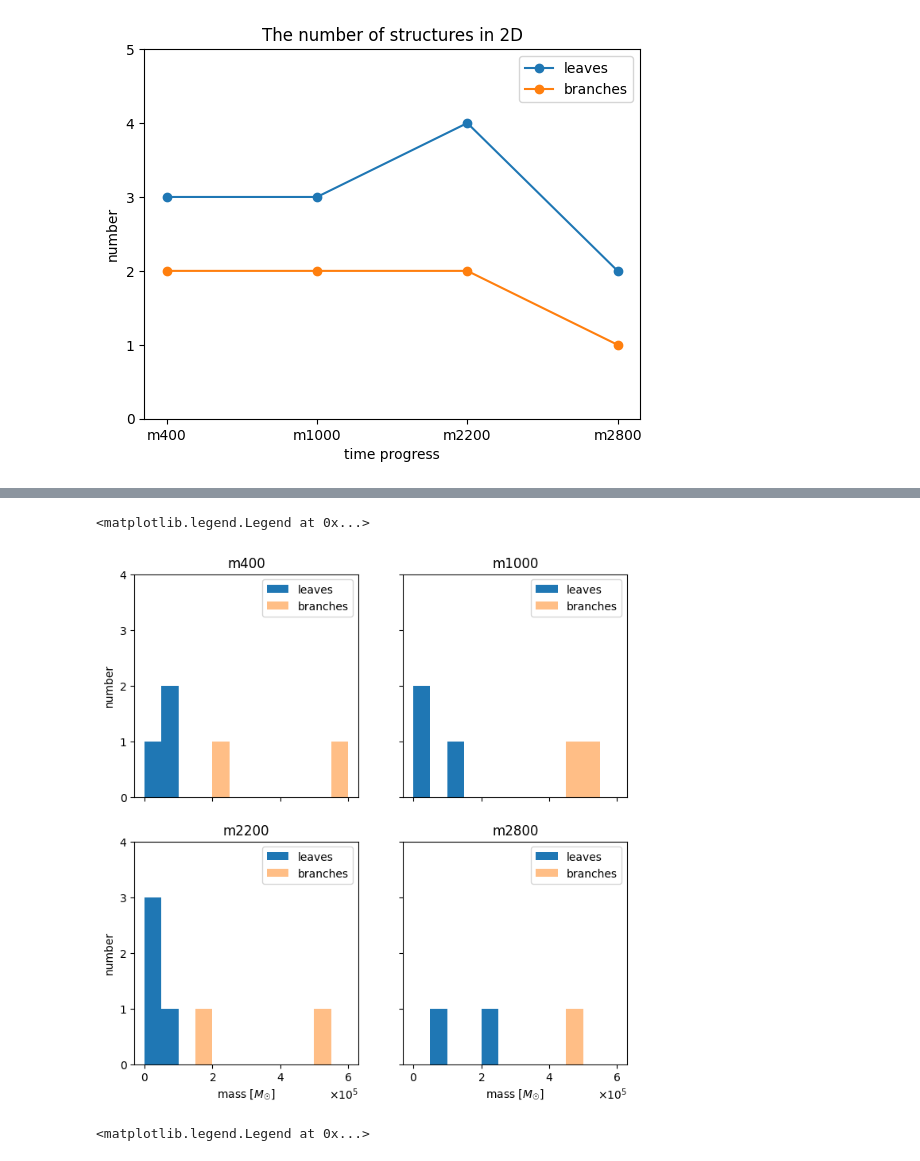
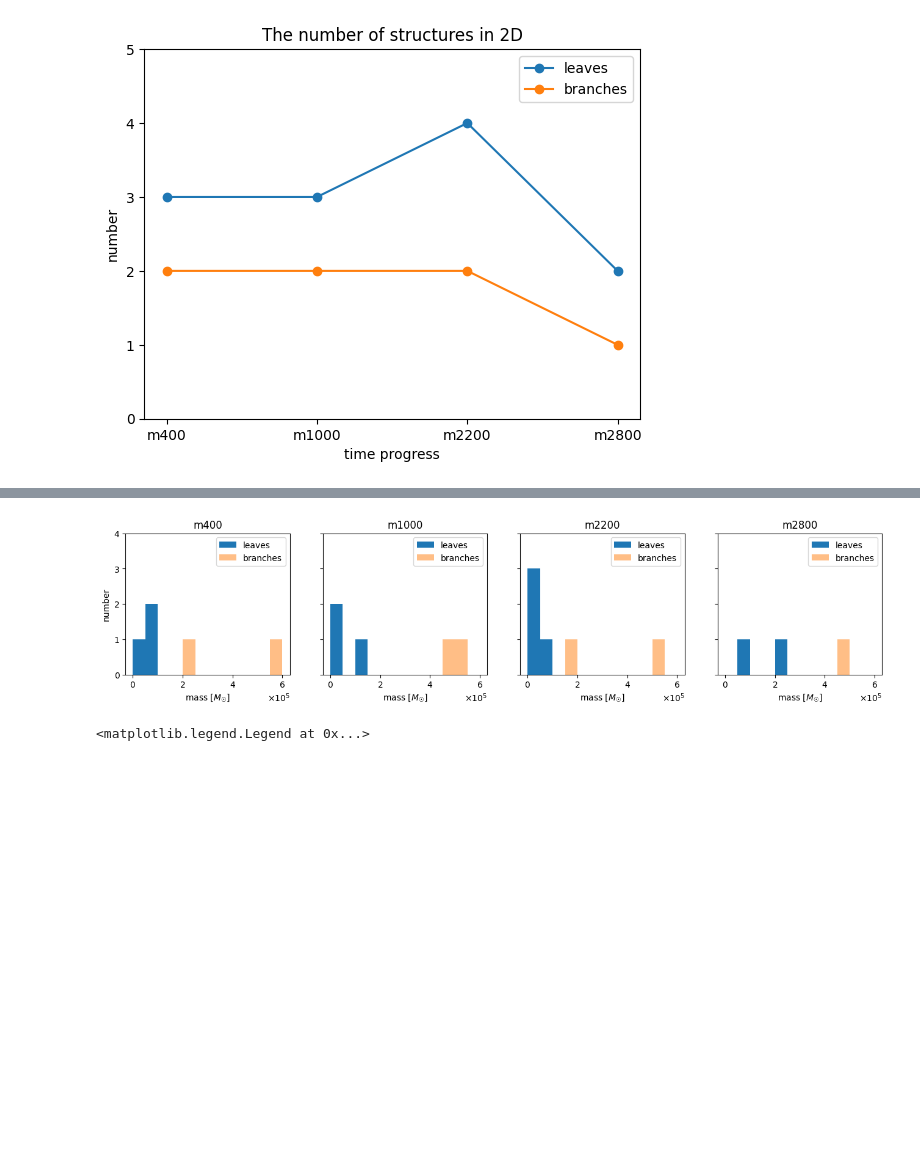
Before and after one commit to kotora260/StarGen, a Jupyter notebook: discuss_2D.ipynb, the cells around one changed output, grey strips where cells are left out. Drawn from its saved outputs; the diff is of its cells as text; code cells hidden in the pictures; blank space fills up the shorter version.

```diff
--- a/discuss_2D.ipynb
+++ b/discuss_2D.ipynb
@@ -69,57 +69,57 @@ axes[1, 1].legend()
 # %%
 # make histgram of the mass of all structures in 2D
 
 leaf_mass_400 = [73370.27119315762, 59195.409926085435, 34242.34182361973]
 leaf_mass_1000 = [25696.755629660933, 116010.15909068486, 30320.89549057875]
 leaf_mass_2200 = [17681.274058123312, 31640.5122211156, 83040.93054706795, 35963.24932525283]
 leaf_mass_2800 = [52118.290098283826, 226889.68263337266]
 
 branch_mass_400 = [575791.3856187873, 202409.55575027614]
 branch_mass_1000 = [493971.11368961167, 540569.8987091397]
 branch_mass_2200 = [502886.8817423286, 197254.124984529]
 branch_mass_2800 = [473164.76796248835]
 
 bins = 12
 range = (0, 600000)
 
-fig, axes = plt.subplots(nrows=2, ncols=2, figsize=(8, 8), sharex=True, sharey=True)
-axes[0, 0].hist(leaf_mass_400, bins=bins, range=range, label='leaves')
-axes[0, 0].hist(branch_mass_400, bins=bins, range=range, alpha=0.5, label='branches')
-axes[0, 1].hist(leaf_mass_1000, bins=bins, range=range, label='leaves')
-axes[0, 1].hist(branch_mass_1000, bins=bins, range=range, alpha=0.5, label='branches')
-axes[1, 0].hist(leaf_mass_2200, bins=bins, range=range, label='leaves')
-axes[1, 0].hist(branch_mass_2200, bins=bins, range=range, alpha=0.5, label='branches')
-axes[1, 1].hist(leaf_mass_2800, bins=bins, range=range, label='leaves')
-axes[1, 1].hist(branch_mass_2800, bins=bins, range=range, alpha=0.5, label='branches')
+fig, axes = plt.subplots(nrows=1, ncols=4, figsize=(16, 3), sharex=True, sharey=True)
+axes[0].hist(leaf_mass_400, bins=bins, range=range, label='leaves')
+axes[0].hist(branch_mass_400, bins=bins, range=range, alpha=0.5, label='branches')
+axes[1].hist(leaf_mass_1000, bins=bins, range=range, label='leaves')
+axes[1].hist(branch_mass_1000, bins=bins, range=range, alpha=0.5, label='branches')
+axes[2].hist(leaf_mass_2200, bins=bins, range=range, label='leaves')
+axes[2].hist(branch_mass_2200, bins=bins, range=range, alpha=0.5, label='branches')
+axes[3].hist(leaf_mass_2800, bins=bins, range=range, label='leaves')
+axes[3].hist(branch_mass_2800, bins=bins, range=range, alpha=0.5, label='branches')
 
-axes[0, 0].xaxis.set_major_formatter(ptick.ScalarFormatter(useMathText=True))
-axes[0, 0].ticklabel_format(style="sci", axis="x", scilimits=(5,5))
-axes[0, 1].xaxis.set_major_formatter(ptick.ScalarFormatter(useMathText=True))
-axes[0, 1].ticklabel_format(style="sci", axis="x", scilimits=(5,5))
-axes[1, 0].xaxis.set_major_formatter(ptick.ScalarFormatter(useMathText=True))
-axes[1, 0].ticklabel_format(style="sci", axis="x", scilimits=(5,5))
-axes[1, 1].xaxis.set_major_formatter(ptick.ScalarFormatter(useMathText=True))
-axes[1, 1].ticklabel_format(style="sci", axis="x", scilimits=(5,5))
+axes[0].xaxis.set_major_formatter(ptick.ScalarFormatter(useMathText=True))
+axes[0].ticklabel_format(style="sci", axis="x", scilimits=(5,5))
+axes[1].xaxis.set_major_formatter(ptick.ScalarFormatter(useMathText=True))
+axes[1].ticklabel_format(style="sci", axis="x", scilimits=(5,5))
+axes[2].xaxis.set_major_formatter(ptick.ScalarFormatter(useMathText=True))
+axes[2].ticklabel_format(style="sci", axis="x", scilimits=(5,5))
+axes[3].xaxis.set_major_formatter(ptick.ScalarFormatter(useMathText=True))
+axes[3].ticklabel_format(style="sci", axis="x", scilimits=(5,5))
 
 plt.yticks(np.arange(0, 5, 1))
 
-axes[0, 0].set_title('m400')
-axes[0, 0].set_ylabel('number')
-axes[0, 0].legend()
-axes[0, 1].set_title('m1000')
-axes[0, 1].legend()
-axes[1, 0].set_title('m2200')
-axes[1, 0].set_xlabel('mass [$M_☉$]')
-axes[1, 0].set_ylabel('number')
-axes[1, 0].legend()
-axes[1, 1].set_title('m2800')
-axes[1, 1].set_xlabel('mass [$M_☉$]')
-axes[1, 1].legend()
+axes[0].set_title('m400')
+axes[0].set_ylabel('number')
+axes[0].set_xlabel('mass [$M_☉$]')
+axes[0].legend()
+axes[1].set_title('m1000')
+axes[1].set_xlabel('mass [$M_☉$]')
+axes[1].legend()
+axes[2].set_title('m2200')
+axes[2].set_xlabel('mass [$M_☉$]')
+axes[2].legend()
+axes[3].set_title('m2800')
+axes[3].set_xlabel('mass [$M_☉$]')
+axes[3].legend()
 
-#fig.savefig('mass_hist_2D_paper')
+#fig.savefig('mass_hist_2D_slide')
 # %% [output]
-<matplotlib.legend.Legend at 0x...>
-[figure, old version]
+[figure, new version]
 # %%
 # make histgram of virial parameter of all structures in 2D
 
```
Also changed, not shown: parts of 2 cells of this notebook, 1 other file.
